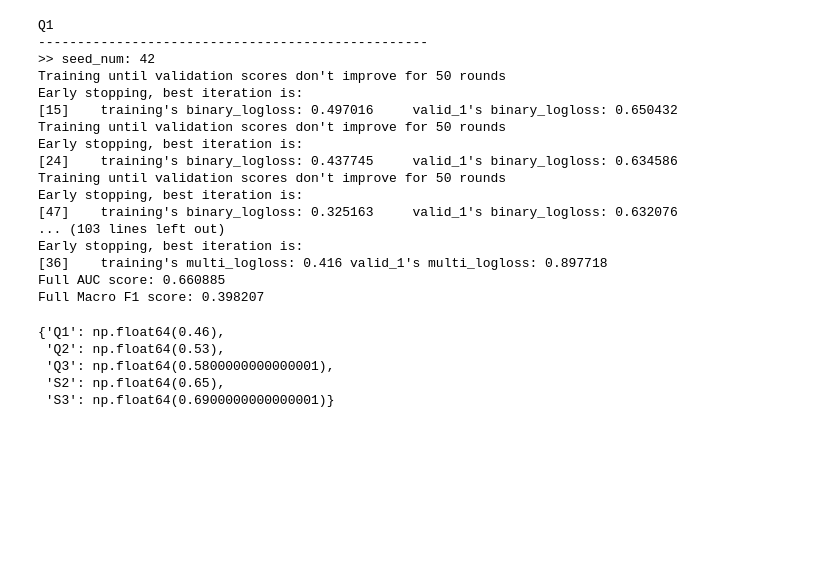
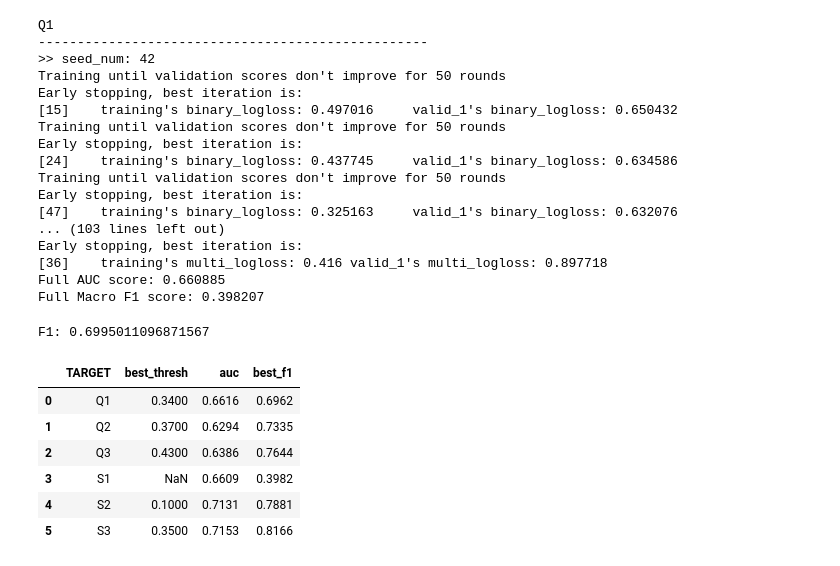
Before and after one commit to jacobgreen4477/Construction-Equipment-Oil-Condition-Classification-AI-Competition, a Jupyter notebook: ETRI_v1_0_0.ipynb, the cells around one changed output. Drawn from its saved outputs; the diff is of its cells as text; code cells hidden in the pictures; blank space fills up the shorter version.

```diff
--- a/ETRI_v1_0_0.ipynb
+++ b/ETRI_v1_0_0.ipynb
@@ -1935,14 +1935,32 @@ Early stopping, best iteration is:
 [36]    training's multi_logloss: 0.416 valid_1's multi_logloss: 0.897718
 Full AUC score: 0.660885
 Full Macro F1 score: 0.398207
-# %%
-best_thresh_dict
-# %% [output]
-{'Q1': np.float64(0.46),
- 'Q2': np.float64(0.53),
- 'Q3': np.float64(0.5800000000000001),
- 'S2': np.float64(0.65),
- 'S3': np.float64(0.6900000000000001)}
+# %%
+"""
+F1: 0.6995011096871567
+TARGET	best_thresh	auc	best_f1
+0	Q1	0.3400	0.6616	0.6962
+1	Q2	0.3700	0.6294	0.7335
+2	Q3	0.4300	0.6386	0.7644
+3	S1	NaN	0.6609	0.3982
+4	S2	0.1000	0.7131	0.7881
+5	S3	0.3500	0.7153	0.8166
+"""
+
+score_rst = pd.DataFrame(score_dict).T.reset_index()
+score_rst.columns = ['TARGET', 'best_thresh', 'auc', 'best_f1']
+score_rst = score_rst.sort_values(['TARGET']).reset_index(drop=True)
+print('F1:',score_rst['best_f1'].mean())
+display(score_rst)
+# %% [output]
+F1: 0.6995011096871567
+|  | TARGET | best_thresh | auc | best_f1 |
+| 0 | Q1 | 0.3400 | 0.6616 | 0.6962 |
+| 1 | Q2 | 0.3700 | 0.6294 | 0.7335 |
+| 2 | Q3 | 0.4300 | 0.6386 | 0.7644 |
+| 3 | S1 | NaN | 0.6609 | 0.3982 |
+| 4 | S2 | 0.1000 | 0.7131 | 0.7881 |
+| 5 | S3 | 0.3500 | 0.7153 | 0.8166 |
 # %%
 # sample 기반 제출 포맷 가져오기
 submission_final = test[['subject_id', 'sleep_date', 'lifelog_date']].copy()
```
Also changed, not shown: parts of 4 cells of this notebook.
